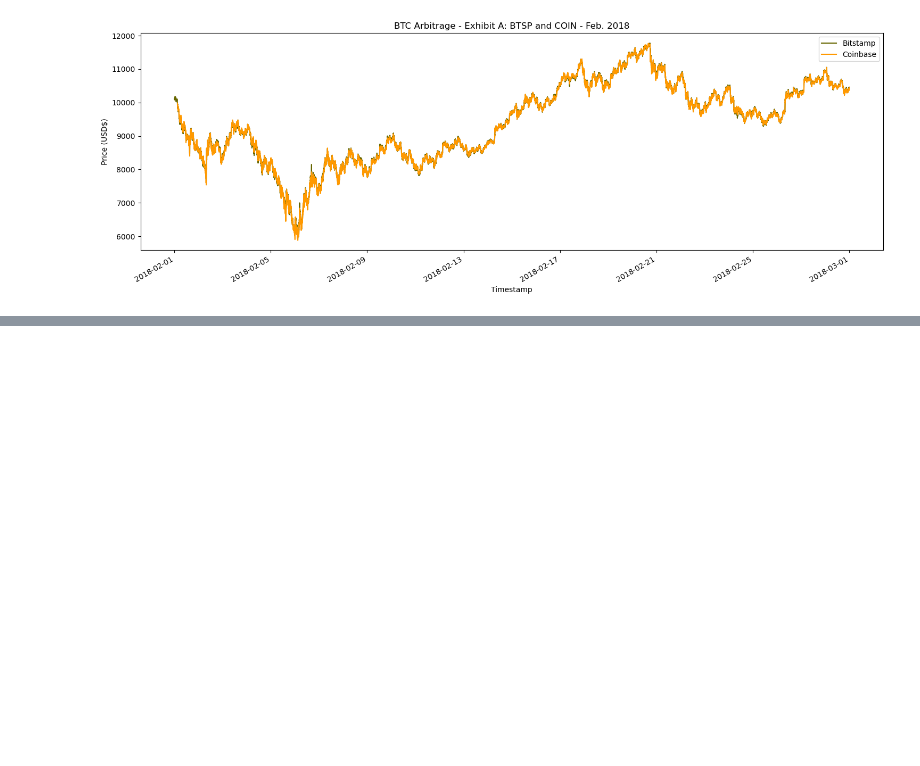
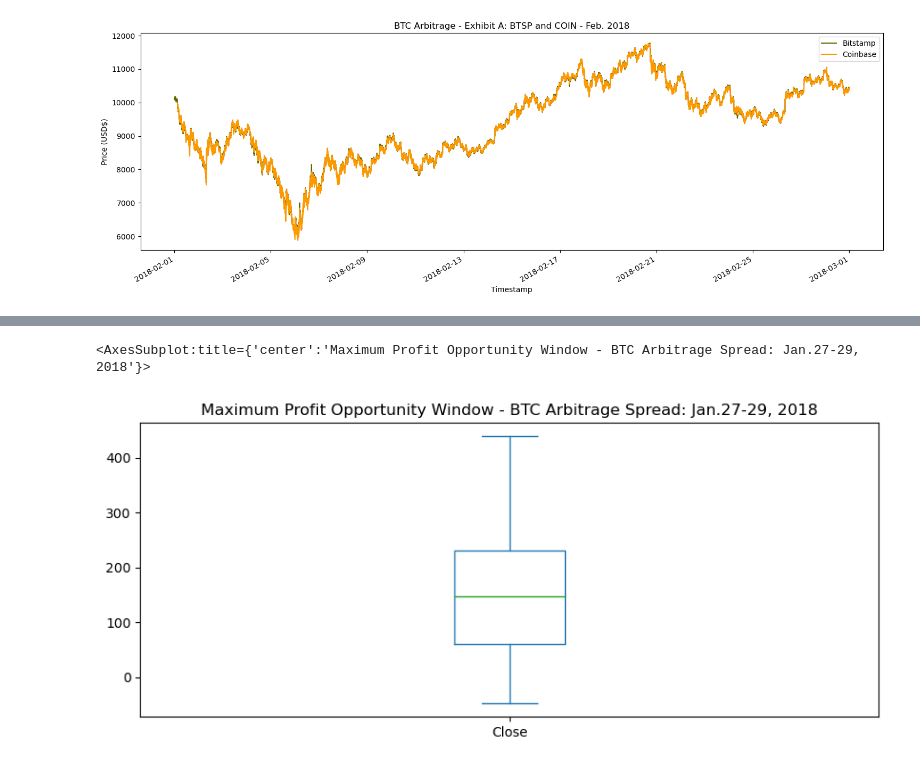
Before and after one commit to markwbeers/BTC_Visual_Arbitrage_Analyzer, a Jupyter notebook: crypto_arbitrage.ipynb, the cells around one changed output, grey strips where cells are left out. Cells and saved outputs as stored; diff of their text form; code cells hidden in the pictures; blank space fills up the shorter version.

```diff
--- a/crypto_arbitrage.ipynb
+++ b/crypto_arbitrage.ipynb
@@ -1004 +1017,10 @@ coinbase['Close'].loc['2018-02-01' : '2018-02-28'].plot(
+# %%
+### Jan. 27 to Jan. 29 #### BTSP > COIN
+
+widespread_btsp = btsp.loc[
+    "2018-01-27":"2018-01-29"
+]
+widespread_coin = coin.loc[
+    "2018-01-27":"2018-01-29"
+]
 # %%
@@ -1026,0 +1046,6 @@ coinbase['Close'].loc['2018-01-27' : '2018-01-29'].plot(
+# %%
+# Using the date range that you have selected, calculate the arbitrage spread for 'widespread_arb_window'
+# by subtracting the lower-priced exchange from the higher-priced one
+
+# BTSP > COIN - for BTC
+widespread_arb_window = widespread_btsp['Close'] - widespread_coin['Close']
@@ -1026,0 +1068,11 @@ coinbase['Close'].loc['2018-01-27' : '2018-01-29'].plot(
+# %%
+# Visualize the arbitrage spread from late in the dataset in a box plot
+widespread_arb_window.plot(
+    kind="box",
+    legend=True,
+    figsize=(10,4),
+    title="Maximum Profit Opportunity Window - BTC Arbitrage Spread: Jan.27-29, 2018"
+)
+# %% [output]
+<AxesSubplot:title={'center':'Maximum Profit Opportunity Window - BTC Arbitrage Spread: Jan.27-29, 2018'}>
+[figure, added]
```
Also changed, not shown: parts of 33 cells of this notebook.
